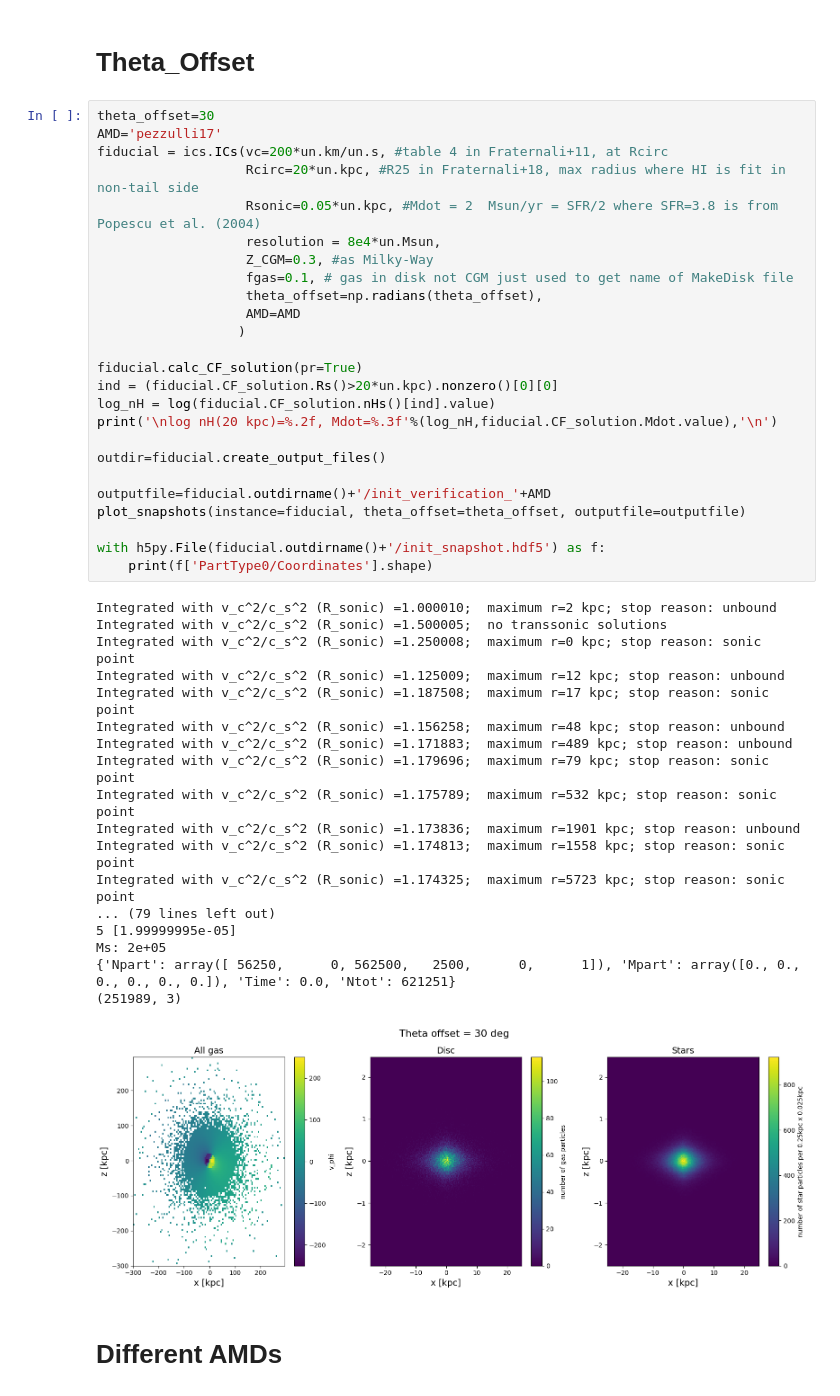
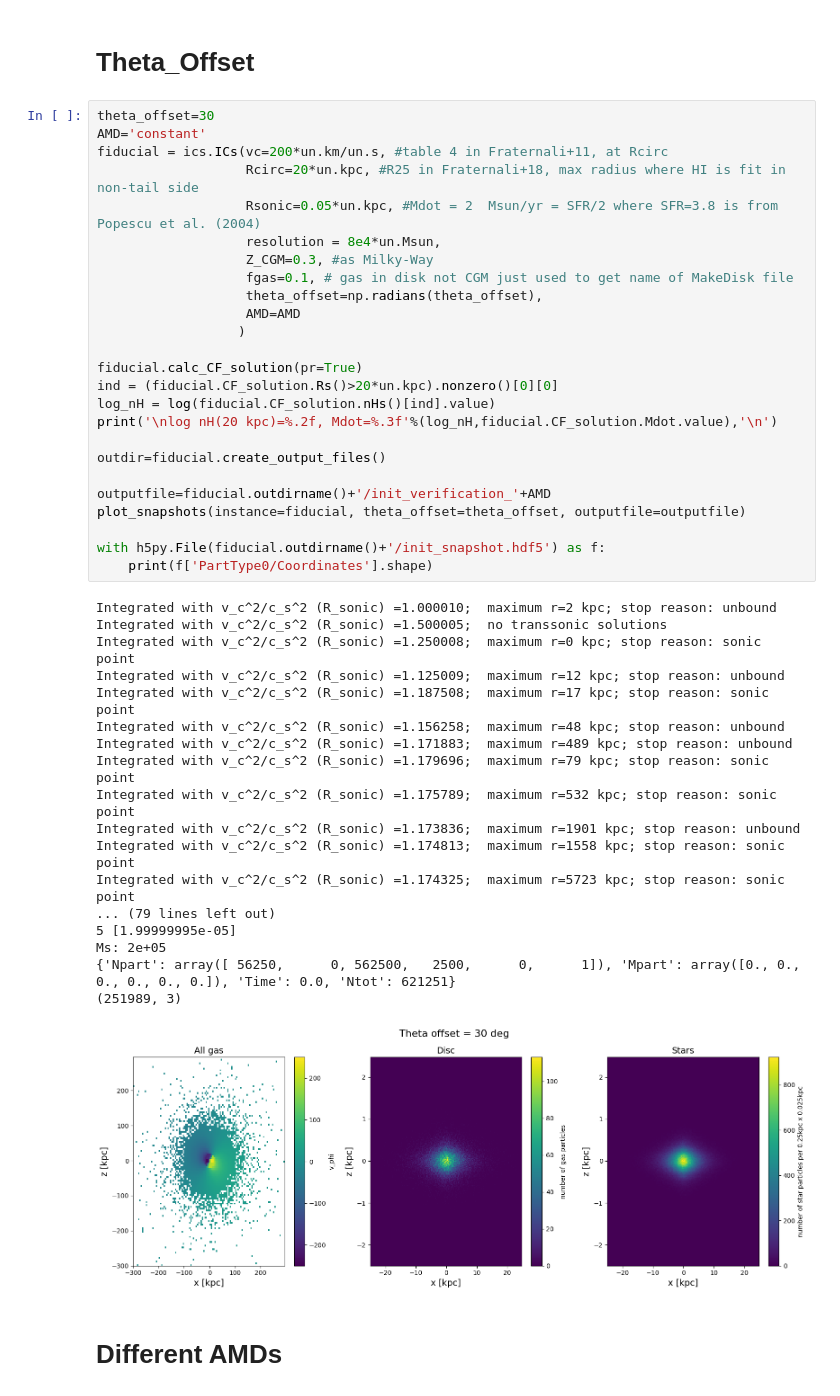
Before and after one commit to spectram/cooling_flow, a Jupyter notebook: ipynb/create_ICs_misaligned.ipynb, the cells around one changed output. Saved outputs shown, nothing was run; the diff lists cells and outputs as text.

```diff
--- a/ipynb/create_ICs_misaligned.ipynb
+++ b/ipynb/create_ICs_misaligned.ipynb
@@ -102,7 +102,7 @@ def plot_snapshots(instance, theta_offset=0, outputfile='init_verification'):
 # Theta_Offset
 # %%
 theta_offset=30
-AMD='pezzulli17'
+AMD='constant'
 fiducial = ics.ICs(vc=200*un.km/un.s, #table 4 in Fraternali+11, at Rcirc
                    Rcirc=20*un.kpc, #R25 in Fraternali+18, max radius where HI is fit in non-tail side
                    Rsonic=0.05*un.kpc, #Mdot = 2  Msun/yr = SFR/2 where SFR=3.8 is from Popescu et al. (2004)
@@ -116,34 +116,34 @@ fiducial = ics.ICs(vc=200*un.km/un.s, #table 4 in Fraternali+11, at Rcirc
 fiducial.calc_CF_solution(pr=True)
 ind = (fiducial.CF_solution.Rs()>20*un.kpc).nonzero()[0][0]
 log_nH = log(fiducial.CF_solution.nHs()[ind].value)
 print('\nlog nH(20 kpc)=%.2f, Mdot=%.3f'%(log_nH,fiducial.CF_solution.Mdot.value),'\n')
 
 outdir=fiducial.create_output_files()
 
 outputfile=fiducial.outdirname()+'/init_verification_'+AMD
 plot_snapshots(instance=fiducial, theta_offset=theta_offset, outputfile=outputfile)
 
 with h5py.File(fiducial.outdirname()+'/init_snapshot.hdf5') as f:
     print(f['PartType0/Coordinates'].shape)
 # %% [output]
 Integrated with v_c^2/c_s^2 (R_sonic) =1.000010;  maximum r=2 kpc; stop reason: unbound
 Integrated with v_c^2/c_s^2 (R_sonic) =1.500005;  no transsonic solutions
 Integrated with v_c^2/c_s^2 (R_sonic) =1.250008;  maximum r=0 kpc; stop reason: sonic point
 Integrated with v_c^2/c_s^2 (R_sonic) =1.125009;  maximum r=12 kpc; stop reason: unbound
 Integrated with v_c^2/c_s^2 (R_sonic) =1.187508;  maximum r=17 kpc; stop reason: sonic point
 Integrated with v_c^2/c_s^2 (R_sonic) =1.156258;  maximum r=48 kpc; stop reason: unbound
 Integrated with v_c^2/c_s^2 (R_sonic) =1.171883;  maximum r=489 kpc; stop reason: unbound
 Integrated with v_c^2/c_s^2 (R_sonic) =1.179696;  maximum r=79 kpc; stop reason: sonic point
 Integrated with v_c^2/c_s^2 (R_sonic) =1.175789;  maximum r=532 kpc; stop reason: sonic point
 Integrated with v_c^2/c_s^2 (R_sonic) =1.173836;  maximum r=1901 kpc; stop reason: unbound
 Integrated with v_c^2/c_s^2 (R_sonic) =1.174813;  maximum r=1558 kpc; stop reason: sonic point
 Integrated with v_c^2/c_s^2 (R_sonic) =1.174325;  maximum r=5723 kpc; stop reason: sonic point
 ... (79 lines left out)
 5 [1.99999995e-05]
 Ms: 2e+05
 {'Npart': array([ 56250,      0, 562500,   2500,      0,      1]), 'Mpart': array([0., 0., 0., 0., 0., 0.]), 'Time': 0.0, 'Ntot': 621251}
 (251989, 3)
-[figure, old version]
+[figure, new version]
 # %% [markdown]
 # Different AMDs
 # %%
```
Also changed, not shown: 1 other file.
